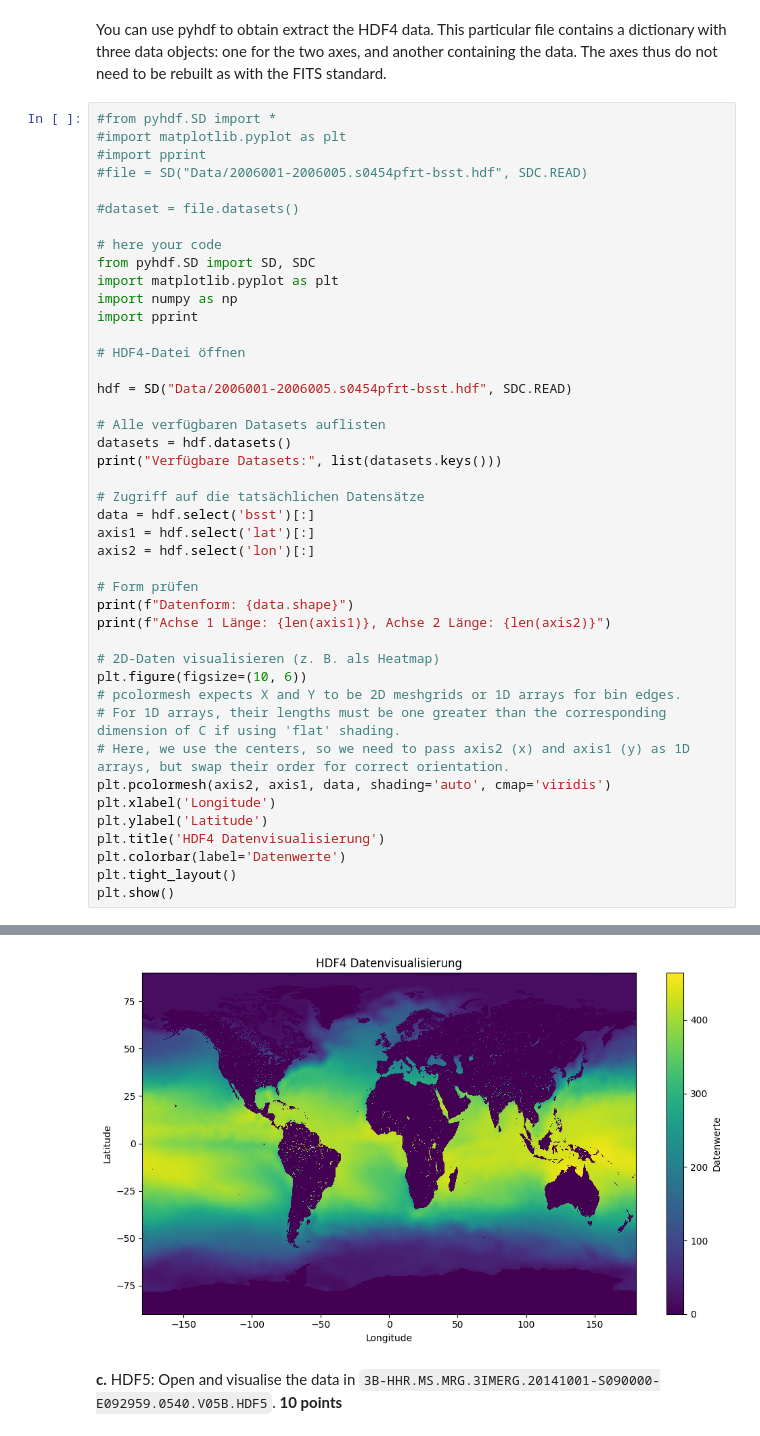
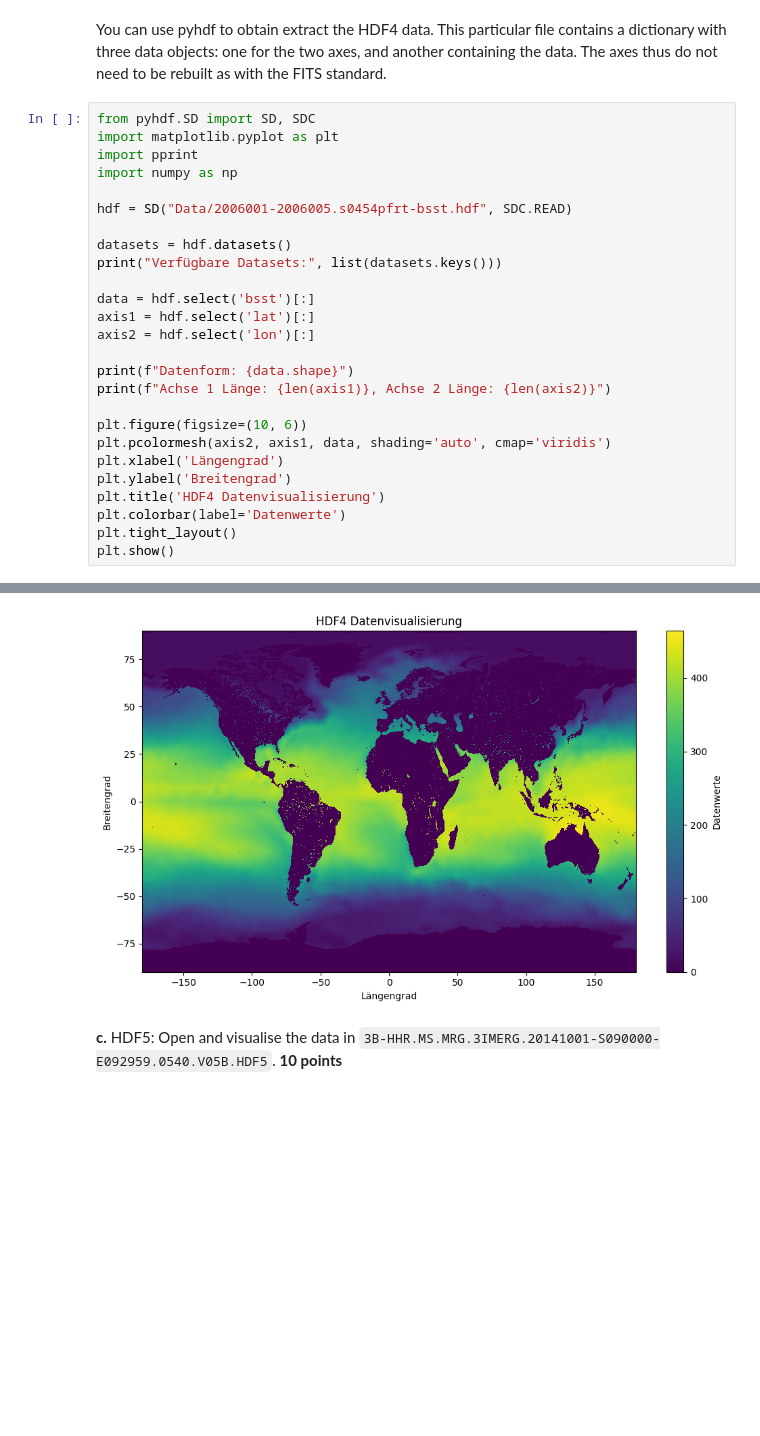
Before and after one commit to DAAP-Summer-2024/astronomical-data-analysis-nilejara, a Jupyter notebook: assignment_2.ipynb, the cells around one changed output, grey strips where cells are left out. Drawn from its saved outputs; the diff is of its cells as text; blank space fills up the shorter version.

```diff
--- a/assignment_2.ipynb
+++ b/assignment_2.ipynb
@@ -111,53 +104,36 @@ b. HDF4: Open and visualise the data in 2006001-2006005.s0454pfrt-bsst.hdf. 10 p
 # %% [markdown]
 You can use pyhdf to obtain extract the HDF4 data. This particular file contains a dictionary with three data objects: one for the two axes, and another containing the data. The axes thus do not need to be rebuilt as with the FITS standard.
 # %%
-#from pyhdf.SD import *
-#import matplotlib.pyplot as plt
-#import pprint
-#file = SD("Data/2006001-2006005.s0454pfrt-bsst.hdf", SDC.READ)
-
-#dataset = file.datasets()
-
-# here your code
 from pyhdf.SD import SD, SDC
 import matplotlib.pyplot as plt
+import pprint
 import numpy as np
-import pprint
-
-# HDF4-Datei öffnen
 
 hdf = SD("Data/2006001-2006005.s0454pfrt-bsst.hdf", SDC.READ)
 
-# Alle verfügbaren Datasets auflisten
 datasets = hdf.datasets()
 print("Verfügbare Datasets:", list(datasets.keys()))
 
-# Zugriff auf die tatsächlichen Datensätze
 data = hdf.select('bsst')[:]
 axis1 = hdf.select('lat')[:]
 axis2 = hdf.select('lon')[:]
 
-# Form prüfen
 print(f"Datenform: {data.shape}")
 print(f"Achse 1 Länge: {len(axis1)}, Achse 2 Länge: {len(axis2)}")
 
-# 2D-Daten visualisieren (z. B. als Heatmap)
 plt.figure(figsize=(10, 6))
-# pcolormesh expects X and Y to be 2D meshgrids or 1D arrays for bin edges.
-# For 1D arrays, their lengths must be one greater than the corresponding dimension of C if using 'flat' shading.
-# Here, we use the centers, so we need to pass axis2 (x) and axis1 (y) as 1D arrays, but swap their order for correct orientation.
 plt.pcolormesh(axis2, axis1, data, shading='auto', cmap='viridis')
-plt.xlabel('Longitude')
-plt.ylabel('Latitude')
+plt.xlabel('Längengrad')
+plt.ylabel('Breitengrad')
 plt.title('HDF4 Datenvisualisierung')
 plt.colorbar(label='Datenwerte')
 plt.tight_layout()
 plt.show()
 # %% [output]
 Verfügbare Datasets: ['bsst', 'lat', 'lon']
 Datenform: (4096, 8192)
 Achse 1 Länge: 4096, Achse 2 Länge: 8192
-[figure, old version]
+[figure, new version]
 # %% [markdown]
 **c.** HDF5: Open and visualise the data in `3B-HHR.MS.MRG.3IMERG.20141001-S090000-E092959.0540.V05B.HDF5`. **10 points**
 # %% [markdown]
```
Also changed, not shown: parts of 8 cells of this notebook.
